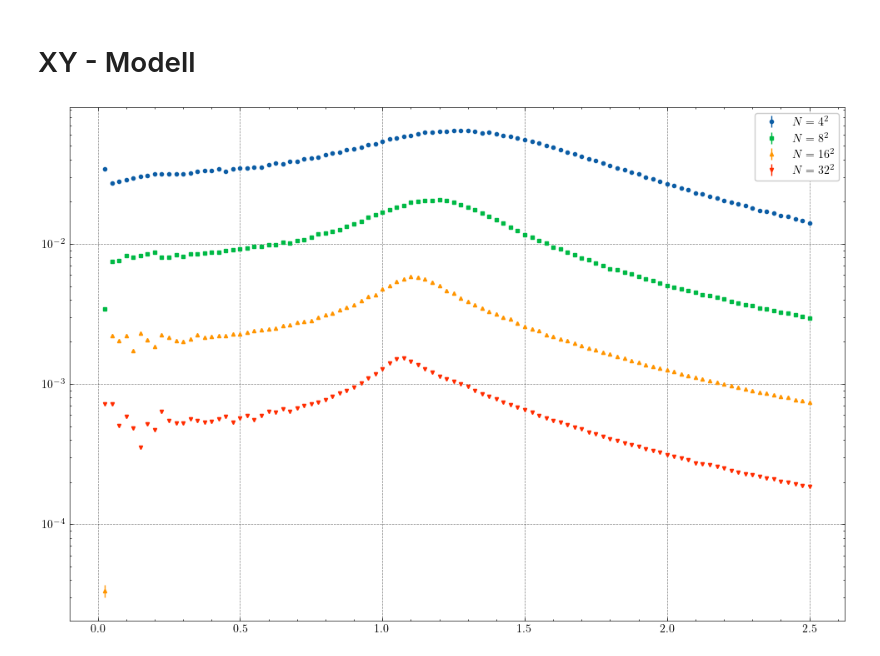
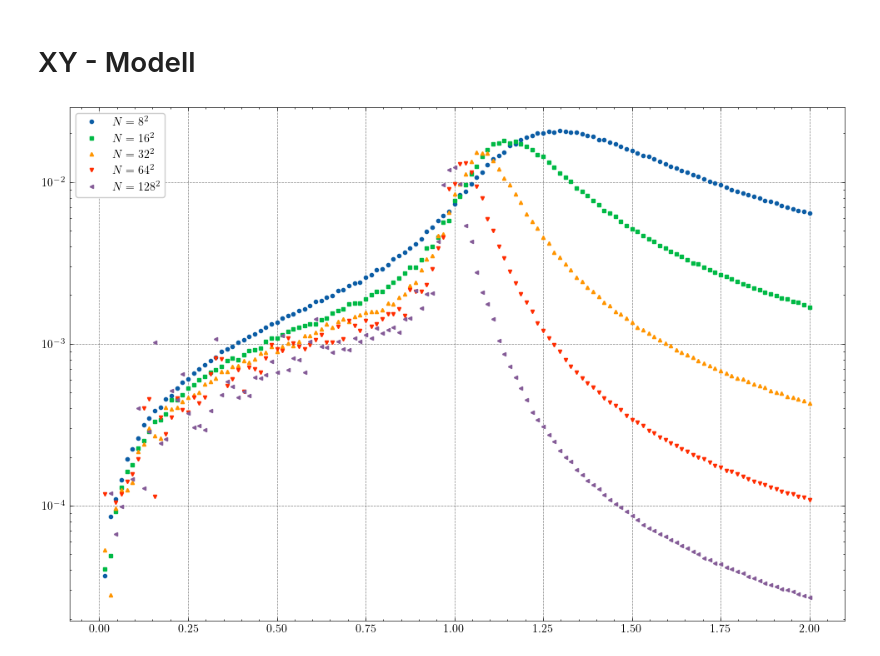
Before and after one commit to lennartvrg/XY-Model, a Jupyter notebook: Notebook.ipynb, the cells around one changed output. Saved outputs shown, nothing was run; the diff lists cells and outputs as text; code cells hidden in the pictures.

```diff
--- a/Notebook.ipynb
+++ b/Notebook.ipynb
@@ -13,16 +14,32 @@ import scienceplots
 plt.style.use(['science', 'grid', 'scatter'])
 plt.rcParams["figure.figsize"] = (12, 8)
 # %%
+critical_temperature = 0.89213
+
+def power(b: List[float], x: List[float]) -> List[float]:
+    return np.array([(b[2]*(np.abs(v - b[0])**(-b[1]) + b[3]) if v > critical_temperature else (b[2]*(v - b[0])**(-b[1]) + b[3])) for v in x])
+
 con = sqlite3.connect('output.sqlite')
 current_run = pd.read_sql_query('SELECT id FROM runs ORDER BY created_at DESC', con).at[0, 'id']
+
+sizes = []
+maximas = []
+delta_maximas = []
 
 fig, ax = plt.subplots()
 for size in pd.read_sql_query(f'SELECT size FROM configurations WHERE run_id = \'{current_run}\' GROUP BY size', con)['size']:
     data = pd.read_sql_query(f'SELECT * FROM configurations WHERE run_id = \'{current_run}\' AND size = \'{size}\' ORDER BY temperature', con)
-    ax.errorbar(data['temperature'], (data['energy_sqr'] - data['energy']**2) / data['temperature']**2, yerr=np.sqrt(((data['energy_sqr_std']) / data['temperature']**2)**2 + ((2*data['energy']*data['energy_std']) / data['temperature']**2)**2), label=f'$N = {size}^2$')
+    ax.errorbar(data['temperature'], data['magnet_suscept'], label=f'$N = {size}^2$')
+
+    max_idx = data['magnet_suscept'].idxmax()
+
+    sizes.append(size)
+    maximas.append(data.loc[max_idx]['temperature'])
+    delta_maximas.append(np.abs(data.loc[max_idx]['temperature'] - data.loc[max_idx + 1]['temperature']))
 
 ax.set_yscale('log')
+#ax.set_xlim([0.75, 1.75])
 ax.legend()
 fig.savefig('Energy.pdf', bbox_inches='tight')
 # %% [output]
-[figure, old version]
+[figure, new version]
```
Also changed, not shown: parts of 2 cells of this notebook, 6 other files.
